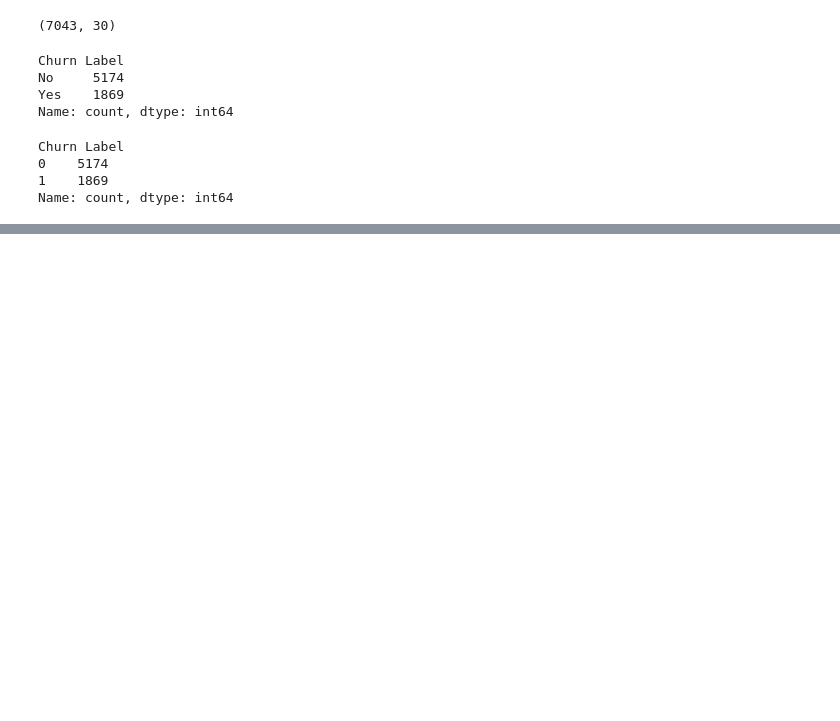
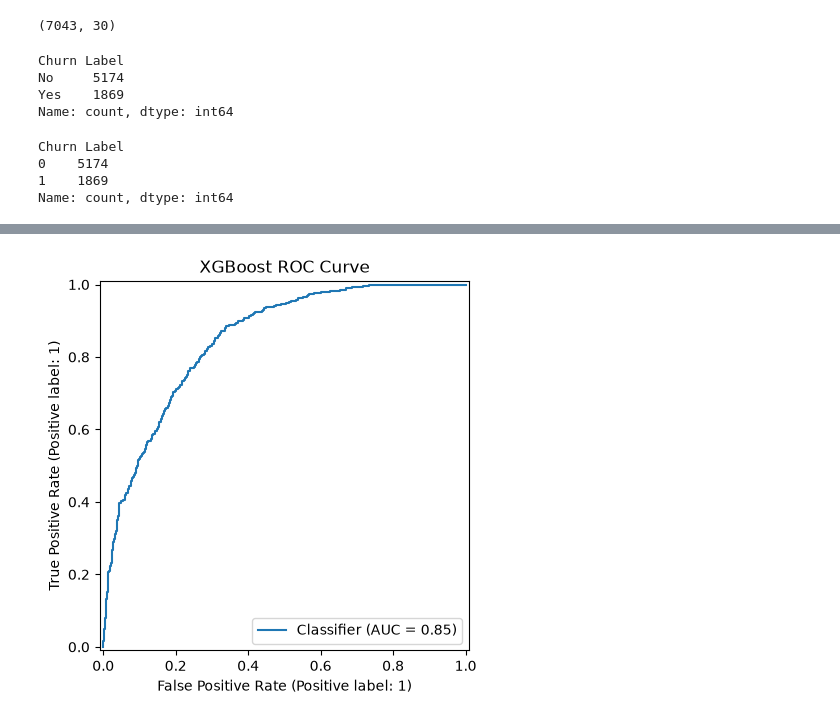
Before and after one commit to NadaFouad461/Telco-Customer-Intelligence, a Jupyter notebook: notebooks/classification.ipynb, the cells around one changed output, grey strips where cells are left out. Cells and saved outputs as stored; diff of their text form; code cells hidden in the pictures; blank space fills up the shorter version.

```diff
--- a/notebooks/classification.ipynb
+++ b/notebooks/classification.ipynb
@@ -214,0 +281,6 @@ weighted avg       0.78      0.79      0.78      1409
+# %%
+negative = (y_train == 0).sum()
+positive = (y_train == 1).sum()
+
+print("Negative class (0):", negative)
+print("Positive class (1):", positive)
@@ -214,0 +395,10 @@ weighted avg       0.78      0.79      0.78      1409
+# %%
+RocCurveDisplay.from_predictions(
+    y_test,
+    y_prob
+)
+
+plt.title("XGBoost ROC Curve")
+plt.show()
+# %% [output]
+[figure, added]
```
Also changed, not shown: parts of 30 cells of this notebook, 6 other files.
